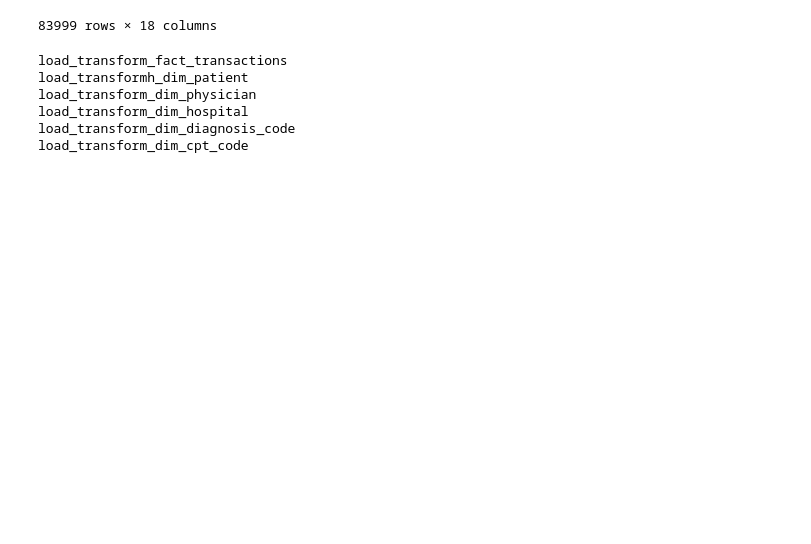
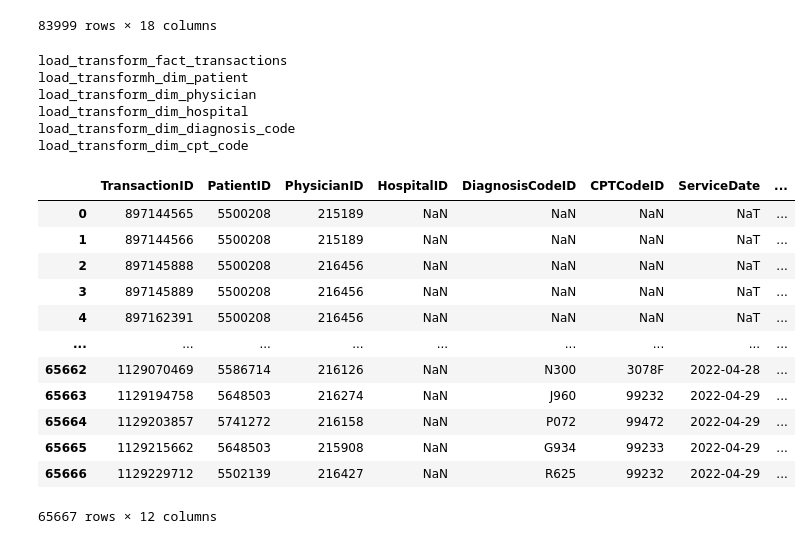
Before and after one commit to murtazaa-hussainn/dawh-project, a Jupyter notebook: OLTP to OLAP.ipynb, the cells around one changed output. Drawn from its saved outputs; the diff is of its cells as text; code cells hidden in the pictures; blank space fills up the shorter version.

```diff
--- a/OLTP to OLAP.ipynb
+++ b/OLTP to OLAP.ipynb
@@ -297,0 +313,56 @@ load_transform_dim_cpt_code
+# %%
+# Read source tables from OLTP DB into a pandas DataFrame
+Billing = pd.read_sql(f'SELECT * FROM "{SOURCE_SCHEMA_NAME}"."Billing"', engine)
+ClinicLocations = pd.read_sql(f'SELECT * FROM "{SOURCE_SCHEMA_NAME}"."ClinicLocations"', engine)
+ClinicalReports = pd.read_sql(f'SELECT * FROM "{SOURCE_SCHEMA_NAME}"."ClinicalReports"', engine)
+
+# Convert columns to datetime
+Billing['BillDate'] = pd.to_datetime(Billing['BillDate'])
+ClinicalReports['GeneratedDate'] = pd.to_datetime(ClinicalReports['GeneratedDate'])
+
+# Filter only the Incremental Data
+# Billing = Billing[Billing['BillDate'] > last_processed_date]
+# ClinicalReports = ClinicalReports[(ClinicalReports['GeneratedDate'] > last_processed_date) & (ClinicalReports['GeneratedDate'] <= max_processed_date)]
+
+# Join tables to form the FactTransactions Table
+FactTransactions = pd.merge(Billing, ClinicLocations[['DisplayName', 'ClinicNbr']], how='left', left_on='Facility', right_on='DisplayName')
+FactTransactions = pd.merge(FactTransactions, ClinicalReports[['ReportRefNbr', 'DiagnosisCode']], how='left', left_on='DiagnosisReportRef', right_on='ReportRefNbr')
+FactTransactions = pd.merge(FactTransactions, ClinicalReports[['ReportRefNbr', 'CPTCode', 'GeneratedDate', 'CPTUnits']], how='left', left_on='ServiceReportRef', right_on='ReportRefNbr')
+
+# Rename Columns
+rename_dict = {
+    'BillNbr': 'TransactionID',
+    'PatientNbr': 'PatientID',
+    'ProviderNbr': 'PhysicianID',
+    'ClinicNbr': 'HospitalID',
+    'DiagnosisCode': 'DiagnosisCodeID',
+    'CPTCode': 'CPTCodeID',
+    'GeneratedDate': 'ServiceDate',
+    'BillDate': 'PaymentDate',
+    'CPTUnits': 'CPTUnits',
+    'BillAmount': 'BilledAmount',
+    'InsuranceCoverage': 'InsurancePayment',
+    'PaymentRecieved': 'PatientPayment'
+}
+
+# # Select only the columns that are being renamed
+# selected_columns = list(rename_dict.keys())
+
+# # Rename columns in the merged DataFrame
+# FactTransactions = FactTransactions[selected_columns].rename(columns=rename_dict)
+# %%
+FactTransactions
+# %% [output]
+|  | TransactionID | PatientID | PhysicianID | HospitalID | DiagnosisCodeID | CPTCodeID | ServiceDate | ... |
+| 0 | 897144565 | 5500208 | 215189 | NaN | NaN | NaN | NaT | ... |
+| 1 | 897144566 | 5500208 | 215189 | NaN | NaN | NaN | NaT | ... |
+| 2 | 897145888 | 5500208 | 216456 | NaN | NaN | NaN | NaT | ... |
+| 3 | 897145889 | 5500208 | 216456 | NaN | NaN | NaN | NaT | ... |
+| 4 | 897162391 | 5500208 | 216456 | NaN | NaN | NaN | NaT | ... |
+| ... | ... | ... | ... | ... | ... | ... | ... | ... |
+| 65662 | 1129070469 | 5586714 | 216126 | NaN | N300 | 3078F | 2022-04-28 | ... |
+| 65663 | 1129194758 | 5648503 | 216274 | NaN | J960 | 99232 | 2022-04-29 | ... |
+| 65664 | 1129203857 | 5741272 | 216158 | NaN | P072 | 99472 | 2022-04-29 | ... |
+| 65665 | 1129215662 | 5648503 | 215908 | NaN | G934 | 99233 | 2022-04-29 | ... |
+| 65666 | 1129229712 | 5502139 | 216427 | NaN | R625 | 99232 | 2022-04-29 | ... |
+65667 rows × 12 columns
```
Also changed, not shown: parts of 2 cells of this notebook, 14 other files.
